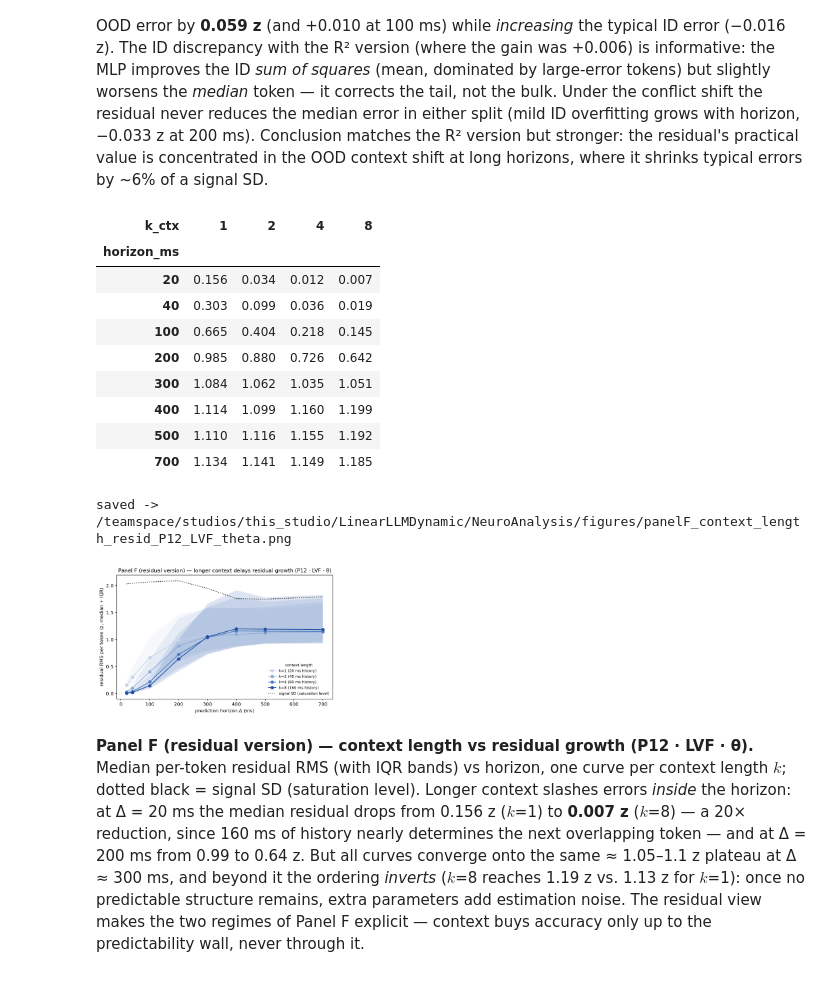
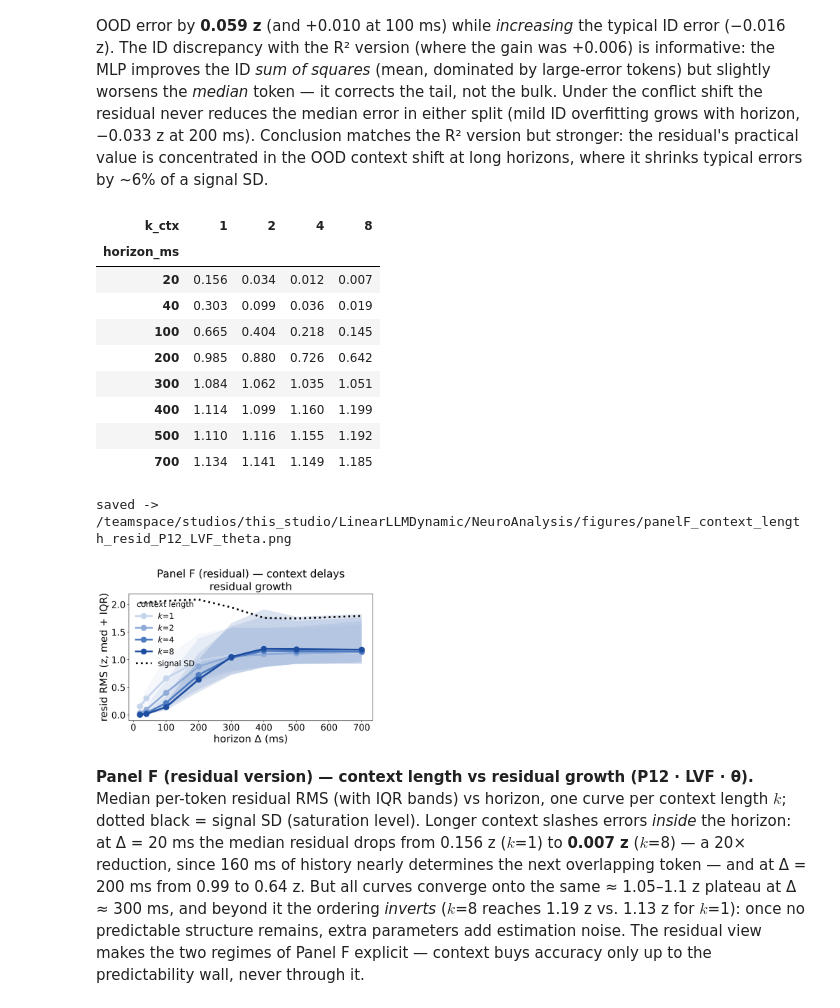
Before and after one commit to rgs2151/controller, a Jupyter notebook: NeuroAnalysis/brain_local_linearization.ipynb, the cells around one changed output. Drawn from its saved outputs; the diff is of its cells as text; code cells hidden in the pictures.

```diff
--- a/NeuroAnalysis/brain_local_linearization.ipynb
+++ b/NeuroAnalysis/brain_local_linearization.ipynb
@@ -1685,46 +1690,47 @@ for k_ctx in ks_F:
         rows_Fr.append(dict(k_ctx=k_ctx, horizon_ms=h_ms,
                             med=float(np.median(rn)),
                             q25=float(np.percentile(rn, 25)),
                             q75=float(np.percentile(rn, 75))))
 ctx_Fr = pd.DataFrame(rows_Fr)
 ctx_Fr.to_csv(RESULTS_DIR / "panelF_context_length_resid_LVF_theta.csv", index=False)
 pivot_Fr = ctx_Fr.pivot(index="horizon_ms", columns="k_ctx", values="med")
 display(pivot_Fr.round(3))
 
 from IPython.display import Image as IPyImage
 
-fig, axF2 = plt.subplots(figsize=(7.2, 4.6))
+# big fonts / lines / markers: figure is shown (and composed) at ~1/3 size
+fig, axF2 = plt.subplots(figsize=(8.5, 5.6))
 for k_ctx, colF in zip(ks_F, shades_F):
     sub_F = ctx_Fr[ctx_Fr.k_ctx == k_ctx].set_index("horizon_ms").sort_index()
     axF2.fill_between(sub_F.index, sub_F.q25, sub_F.q75, color=colF, alpha=0.15, lw=0)
-    axF2.plot(sub_F.index, sub_F.med, "o-", color=colF,
-              label=f"$k$={k_ctx} ({20*k_ctx} ms history)")
-axF2.plot(hz.loc[h_F].index, hz.loc[h_F, "sig_sd"], ":", color="black", lw=1.5,
-          label="signal SD (saturation level)")
-axF2.set_xlabel("prediction horizon $\\Delta$ (ms)")
-axF2.set_ylabel("residual RMS per token (z, median + IQR)")
-axF2.legend(fontsize=8, frameon=False, title="context length", title_fontsize=8)
-axF2.set_title("Panel F (residual version) — longer context delays residual growth (P12 · LVF · θ)",
-               fontsize=11)
+    axF2.plot(sub_F.index, sub_F.med, "o-", color=colF, lw=4, ms=12,
+              label=f"$k$={k_ctx}")
+axF2.plot(hz.loc[h_F].index, hz.loc[h_F, "sig_sd"], ":", color="black", lw=4,
+          label="signal SD")
+axF2.set_xlabel("horizon $\\Delta$ (ms)", fontsize=22)
+axF2.set_ylabel("resid RMS (z, med + IQR)", fontsize=22)
+axF2.tick_params(labelsize=19)
+axF2.legend(fontsize=17, frameon=False, title="context length", title_fontsize=17)
+axF2.set_title("Panel F (residual) — context delays\nresidual growth", fontsize=23)
 fig.tight_layout()
 for ext in ("png", "pdf"):
     fig.savefig(FIG_DIR / f"panelF_context_length_resid_P12_LVF_theta.{ext}", dpi=200, bbox_inches="tight")
 print("saved ->", FIG_DIR / "panelF_context_length_resid_P12_LVF_theta.png")
-plt.close(fig)  # display the high-res saved PNG at 1/3 width (crisp)
-display(IPyImage(str(FIG_DIR / "panelF_context_length_resid_P12_LVF_theta.png"), width=240))
+plt.close(fig)  # show saved high-res PNG at 1/3 width
+display(IPyImage(str(FIG_DIR / "panelF_context_length_resid_P12_LVF_theta.png"), width=280))
 # %% [output]
 | k_ctx | 1 | 2 | 4 | 8 |
 | horizon_ms |  |  |  |  |
 | 20 | 0.156 | 0.034 | 0.012 | 0.007 |
 | 40 | 0.303 | 0.099 | 0.036 | 0.019 |
 | 100 | 0.665 | 0.404 | 0.218 | 0.145 |
 | 200 | 0.985 | 0.880 | 0.726 | 0.642 |
 | 300 | 1.084 | 1.062 | 1.035 | 1.051 |
 | 400 | 1.114 | 1.099 | 1.160 | 1.199 |
 | 500 | 1.110 | 1.116 | 1.155 | 1.192 |
 | 700 | 1.134 | 1.141 | 1.149 | 1.185 |
 saved -> /teamspace/studios/this_studio/LinearLLMDynamic/NeuroAnalysis/figures/panelF_context_length_resid_P12_LVF_theta.png
-[figure, old version]
+[figure, new version]
 # %% [markdown]
 **Panel F (residual version) — context length vs residual growth (P12 · LVF · θ).** Median per-token residual RMS (with IQR bands) vs horizon, one curve per context length $k$; dotted black = signal SD (saturation level). Longer context slashes errors *inside* the horizon: at Δ = 20 ms the median residual drops from 0.156 z ($k$=1) to **0.007 z** ($k$=8) — a 20× reduction, since 160 ms of history nearly determines the next overlapping token — and at Δ = 200 ms from 0.99 to 0.64 z. But all curves converge onto the same ≈ 1.05–1.1 z plateau at Δ ≈ 300 ms, and beyond it the ordering *inverts* ($k$=8 reaches 1.19 z vs. 1.13 z for $k$=1): once no predictable structure remains, extra parameters add estimation noise. The residual view makes the two regimes of Panel F explicit — context buys accuracy only up to the predictability wall, never through it.
 # %%
```
Also changed, not shown: parts of 2 cells of this notebook, 6 other files.
